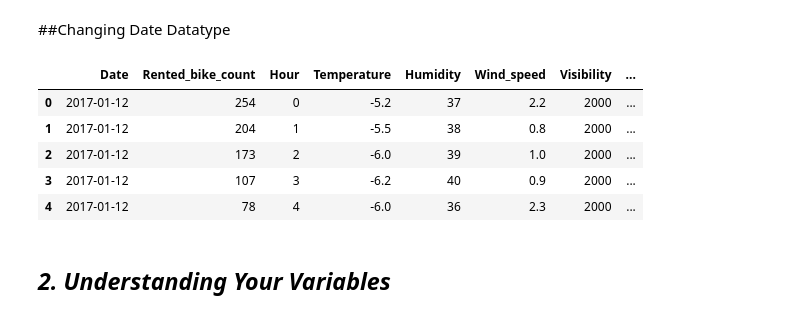
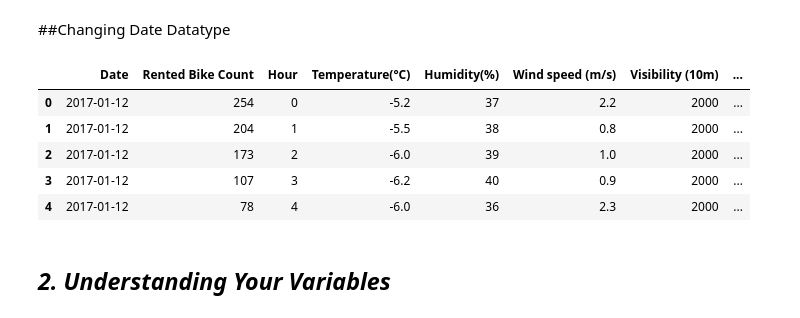
Before and after one commit to rashmi0852/Bike_Sharing_Demand_Prediction, a Jupyter notebook: Indivisual_Notebook.ipynb, the cells around one changed output. Cells and saved outputs as stored; diff of their text form; code cells hidden in the pictures.

```diff
--- a/Indivisual_Notebook.ipynb
+++ b/Indivisual_Notebook.ipynb
@@ -238,19 +278,22 @@ bike_df['Date'] = pd.to_datetime(bike_df['Date'], infer_datetime_format=True)
 # %%
 ##Extracting date, month, year from date and adding to dataset
 
 #Extracting month from date column
 bike_df['Month'] = pd.DatetimeIndex(bike_df['Date']).month
 bike_df['Month'] = bike_df['Month'].apply(lambda x: calendar.month_abbr[x])
 
 #Extracting day name from date
 bike_df['Day'] = bike_df['Date'].dt.day_name()
 
 #Extracting year
 bike_df['Year'] = bike_df['Date'].dt.year
 
+#Creating new column and Encoding with 1 if its weekend and 0 if its Weekdays.
+bike_df['Weekdays_or_weekend']=bike_df['Day'].apply(lambda x: 1 if x=='Saturday' or x=='Sunday' else 0)
+
 bike_df.head(5)
 # %% [output]
-|  | Date | Rented_bike_count | Hour | Temperature | Humidity | Wind_speed | Visibility | ... |
+|  | Date | Rented Bike Count | Hour | Temperature(°C) | Humidity(%) | Wind speed (m/s) | Visibility (10m) | ... |
 | 0 | 2017-01-12 | 254 | 0 | -5.2 | 37 | 2.2 | 2000 | ... |
 | 1 | 2017-01-12 | 204 | 1 | -5.5 | 38 | 0.8 | 2000 | ... |
 | 2 | 2017-01-12 | 173 | 2 | -6.0 | 39 | 1.0 | 2000 | ... |
```
Also changed, not shown: parts of 44 cells of this notebook.
